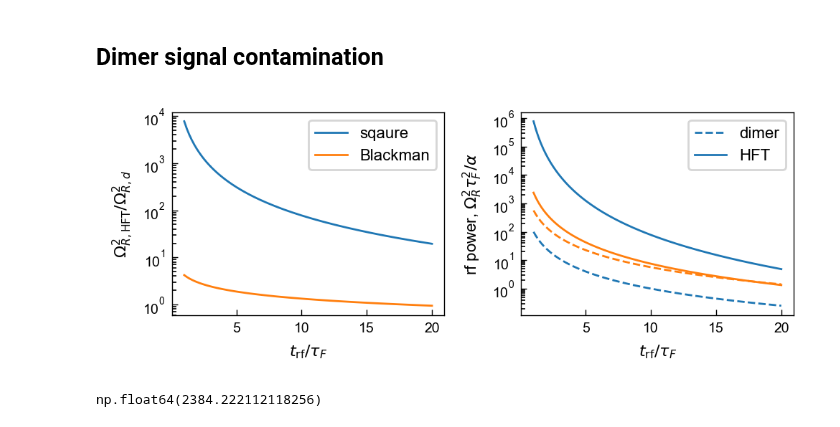
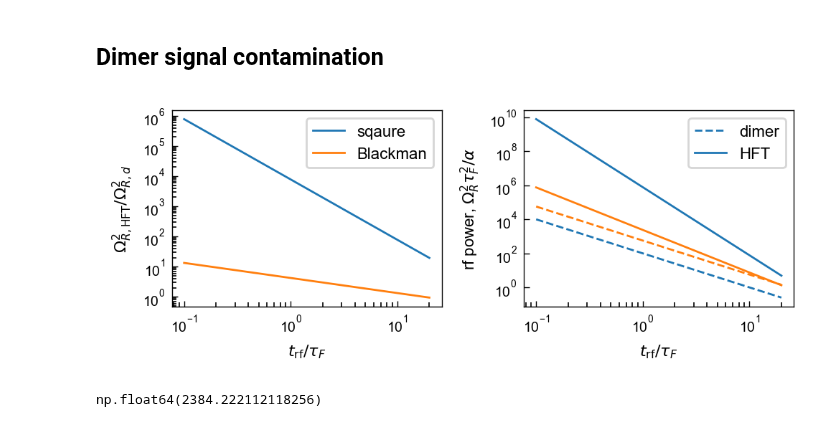
Before and after one commit to colinjdale/ChiPyLab, a Jupyter notebook: examples/plot_blackman_envelope.ipynb, the cells around one changed output. Drawn from its saved outputs; the diff is of its cells as text; code cells hidden in the pictures.

Commit message:
Some blackman image rearranging

```diff
--- a/examples/plot_blackman_envelope.ipynb
+++ b/examples/plot_blackman_envelope.ipynb
@@ -409,38 +409,38 @@ def hft_power(t):
 def hft_power_blackman(t):
     prefactor = 2*np.sqrt(2)*np.pi*(6*np.pi)**(3/2)/0.305
     return prefactor / C * t**(-5/2)
 
 fig, axs = plt.subplots(1, 2, figsize=(5,2))
 
 ax = axs[1]
 ax.set(xlabel=r"$t_\mathrm{rf}/\tau_F$",
        ylabel=r'rf power, $\Omega_R^2\tau_F^2/\alpha$',
-       yscale='log')
+       yscale='log', xscale='log')
 
-t = np.linspace(1, 20, 100)
-ax.plot(t, dimer_power(t), '--', label='dimer')
+t = np.linspace(0.1, 20, 100)
+ax.plot(t, dimer_power(t), '--', label='dimer', color=colors[0])
 ax.plot(t, hft_power(t), label='HFT', color=colors[0])
 
 ax.plot(t, dimer_power_blackman(t), '--', color=colors[1])
 ax.plot(t, hft_power_blackman(t),  color=colors[1])
 ax.legend()
 
 
 ax = axs[0]
 ax.set(xlabel=r"$t_\mathrm{rf}/\tau_F$",
        ylabel=r'$\Omega_{R,\mathrm{HFT}}^2/\Omega_{R,d}^2$',
-       yscale='log')
+       yscale='log', xscale='log')
 
 ax.plot(t, hft_power(t)/dimer_power(t), label='sqaure')
 ax.plot(t, hft_power_blackman(t)/dimer_power_blackman(t), label='Blackman')
 ax.legend()
 
 fig.tight_layout()
 fig.savefig("outputs/dimer_vs_HFT_power.pdf")
 
 plt.show()
 # %% [output]
-[figure, old version]
+[figure, new version]
 # %%
 2*np.sqrt(2)*np.pi*(6*np.pi)**(3/2)/0.305
 # %% [output]
```
Also changed, not shown: 2 other files.
